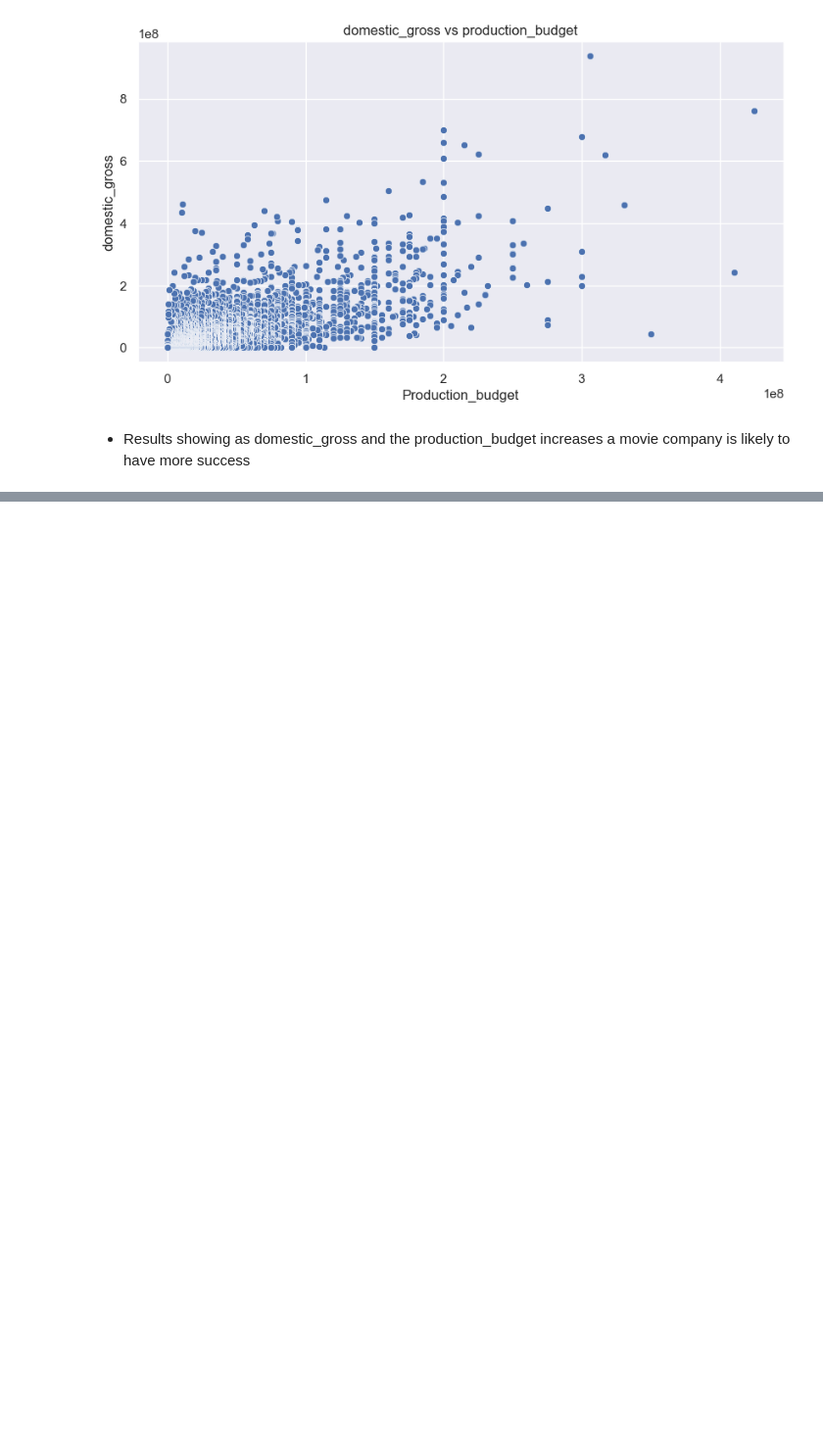
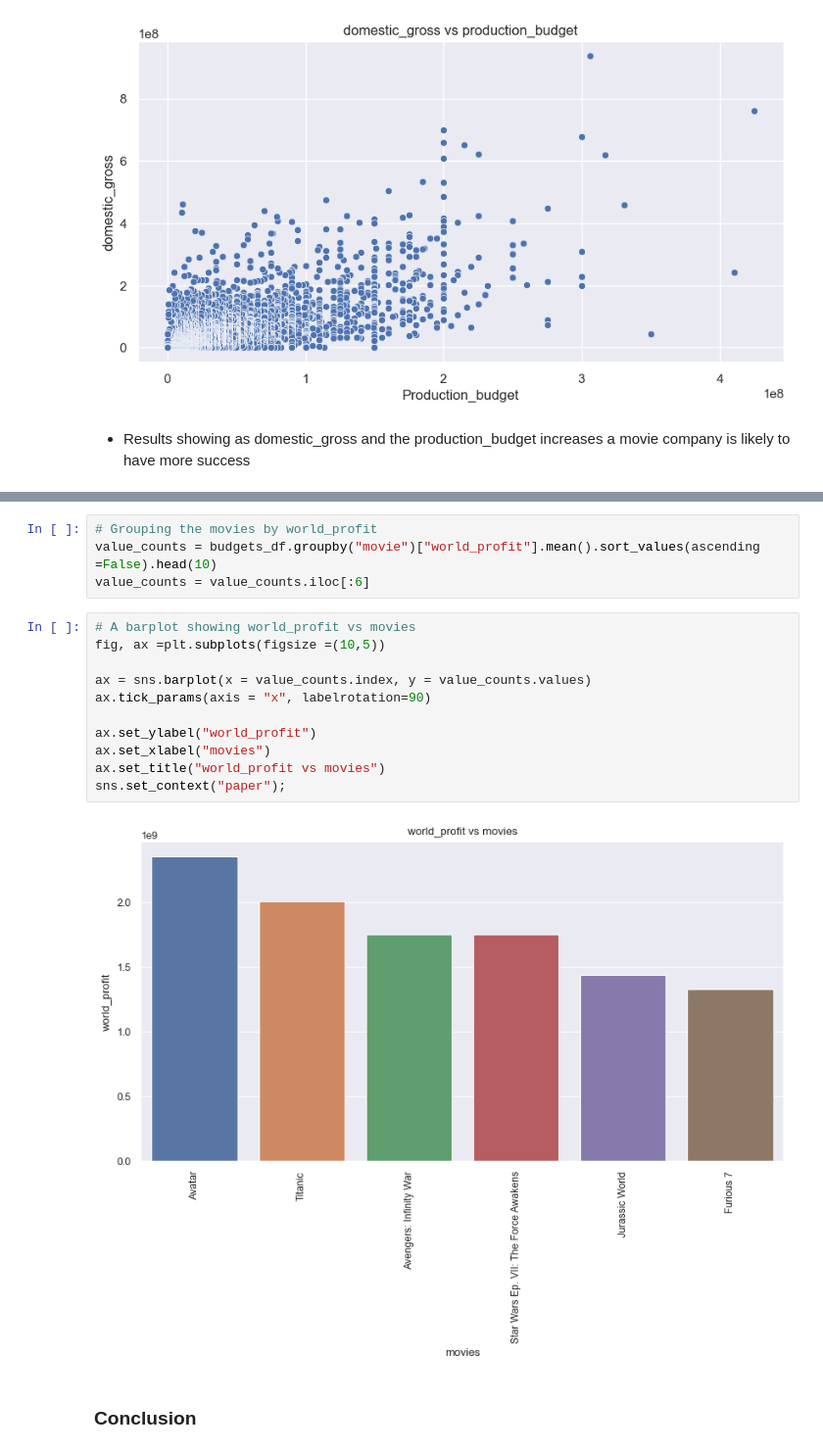
Before and after one commit to jameskatiba/Microsoft-Film-Recommendation-System, a Jupyter notebook: film.ipynb, the cells around one changed output, grey strips where cells are left out. Shown at 98% size. Cells and saved outputs as stored; diff of their text form; blank space fills up the shorter version.

```diff
--- a/film.ipynb
+++ b/film.ipynb
@@ -777,0 +851,19 @@ ax.set_ylabel("domestic_gross");
+# %%
+# Grouping the movies by world_profit
+value_counts = budgets_df.groupby("movie")["world_profit"].mean().sort_values(ascending =False).head(10)
+value_counts = value_counts.iloc[:6]
+# %%
+# A barplot showing world_profit vs movies
+fig, ax =plt.subplots(figsize =(10,5))
+
+ax = sns.barplot(x = value_counts.index, y = value_counts.values)
+ax.tick_params(axis = "x", labelrotation=90)
+
+ax.set_ylabel("world_profit")
+ax.set_xlabel("movies")
+ax.set_title("world_profit vs movies")
+sns.set_context("paper");
+# %% [output]
+[figure, added]
+# %% [markdown]
+### Conclusion
```
Also changed, not shown: parts of 28 cells of this notebook.
